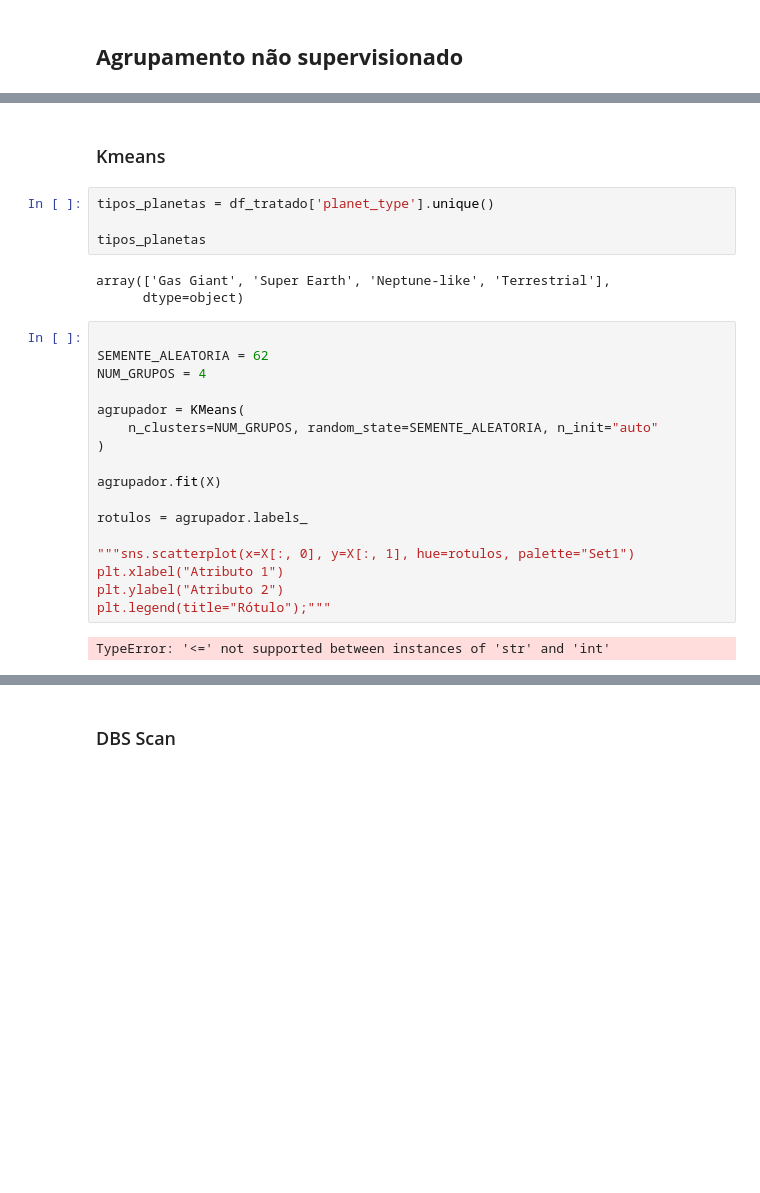
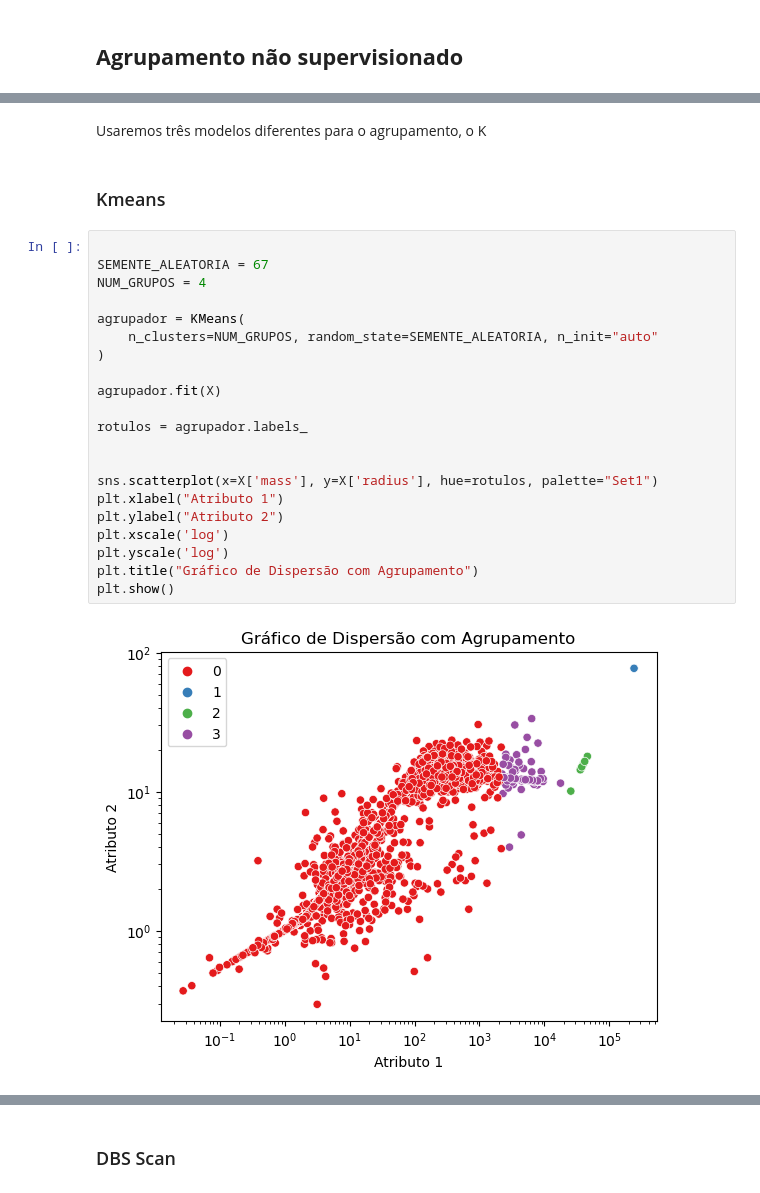
Before and after one commit to EricLeandroLM/Projeto_final_Machine_learning, a Jupyter notebook: Trabalho final.ipynb, the cells around one changed output, grey strips where cells are left out. Cells and saved outputs as stored; diff of their text form; blank space fills up the shorter version.

```diff
--- a/Trabalho final.ipynb
+++ b/Trabalho final.ipynb
@@ -198,28 +292,27 @@ X # Mostrando novo conjunto de dados
+# %% [markdown]
+Usaremos três modelos diferentes para o agrupamento, o K
 # %% [markdown]
 ### Kmeans
-# %%
-tipos_planetas = df_tratado['planet_type'].unique()
-
-tipos_planetas
-# %% [output]
-array(['Gas Giant', 'Super Earth', 'Neptune-like', 'Terrestrial'],
-      dtype=object)
 # %%
 
-SEMENTE_ALEATORIA = 62
+SEMENTE_ALEATORIA = 67
 NUM_GRUPOS = 4
 
 agrupador = KMeans(
     n_clusters=NUM_GRUPOS, random_state=SEMENTE_ALEATORIA, n_init="auto"
 )
 
 agrupador.fit(X)
 
 rotulos = agrupador.labels_
 
-"""sns.scatterplot(x=X[:, 0], y=X[:, 1], hue=rotulos, palette="Set1")
+
+sns.scatterplot(x=X['mass'], y=X['radius'], hue=rotulos, palette="Set1")
 plt.xlabel("Atributo 1")
 plt.ylabel("Atributo 2")
-plt.legend(title="Rótulo");"""
+plt.xscale('log')
+plt.yscale('log')
+plt.title("Gráfico de Dispersão com Agrupamento")
+plt.show()
 # %% [output]
-TypeError: '<=' not supported between instances of 'str' and 'int'
+[figure, added]
```
Also changed, not shown: parts of 17 cells of this notebook, 1 other file.
